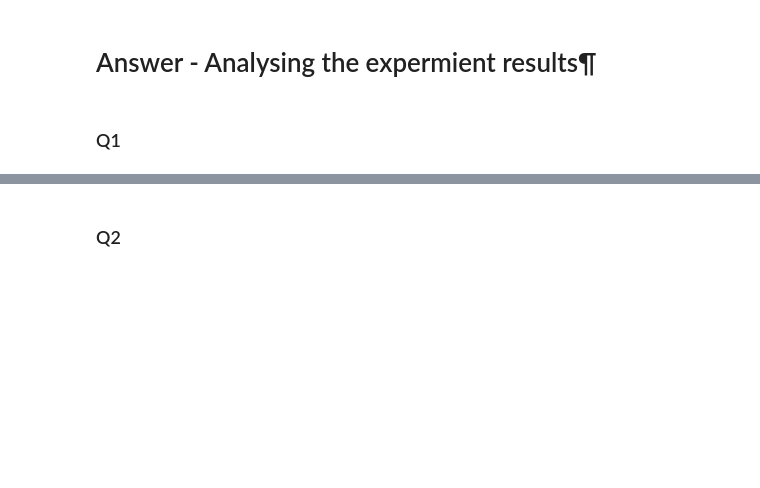
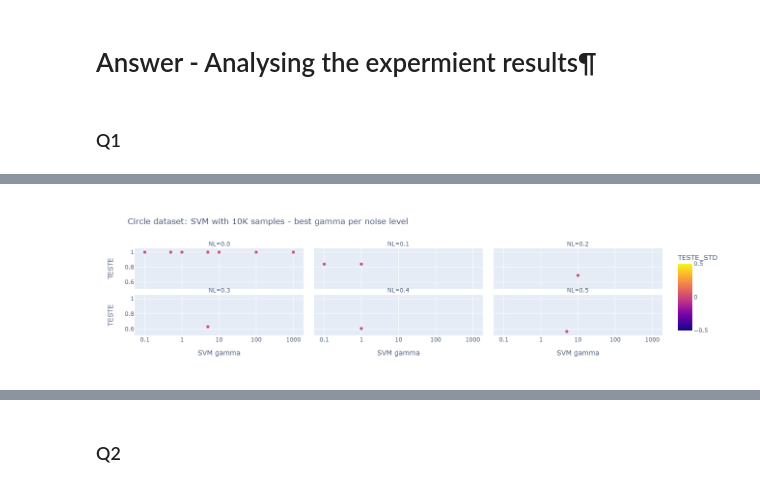
Before and after one commit to binyamin9913/Python_ML-2022, a Jupyter notebook: Final project/Modeling Exercise-mySolution.ipynb, the cells around one changed output, grey strips where cells are left out. Drawn from its saved outputs; the diff is of its cells as text; code cells hidden in the pictures; blank space fills up the shorter version.

```diff
--- a/Final project/Modeling Exercise-mySolution.ipynb
+++ b/Final project/Modeling Exercise-mySolution.ipynb
@@ -223,0 +290,9 @@ dfWithSvmAnd10K.groupby(['DS_NAME']).min().reset_index()
+# %%
+dfCircleOfBestGammaPerNLAnd10K = circles_df.groupby(['NL']).apply(lambda group: group[group.TESTE == group.TESTE.max()]).reset_index(drop=True)
+px.scatter(dfCircleOfBestGammaPerNLAnd10K, x='HPS', labels = {'HPS': 'SVM gamma'}, y='TESTE',
+           log_x=True,
+           color = 'TESTE_STD',
+           facet_col = 'NL', facet_col_wrap = 3,
+           title="Circle dataset: SVM with 10K samples - best gamma per noise level")
+# %% [output]
+[figure, added]
```
Also changed, not shown: parts of 55 cells of this notebook, 1 other file.
